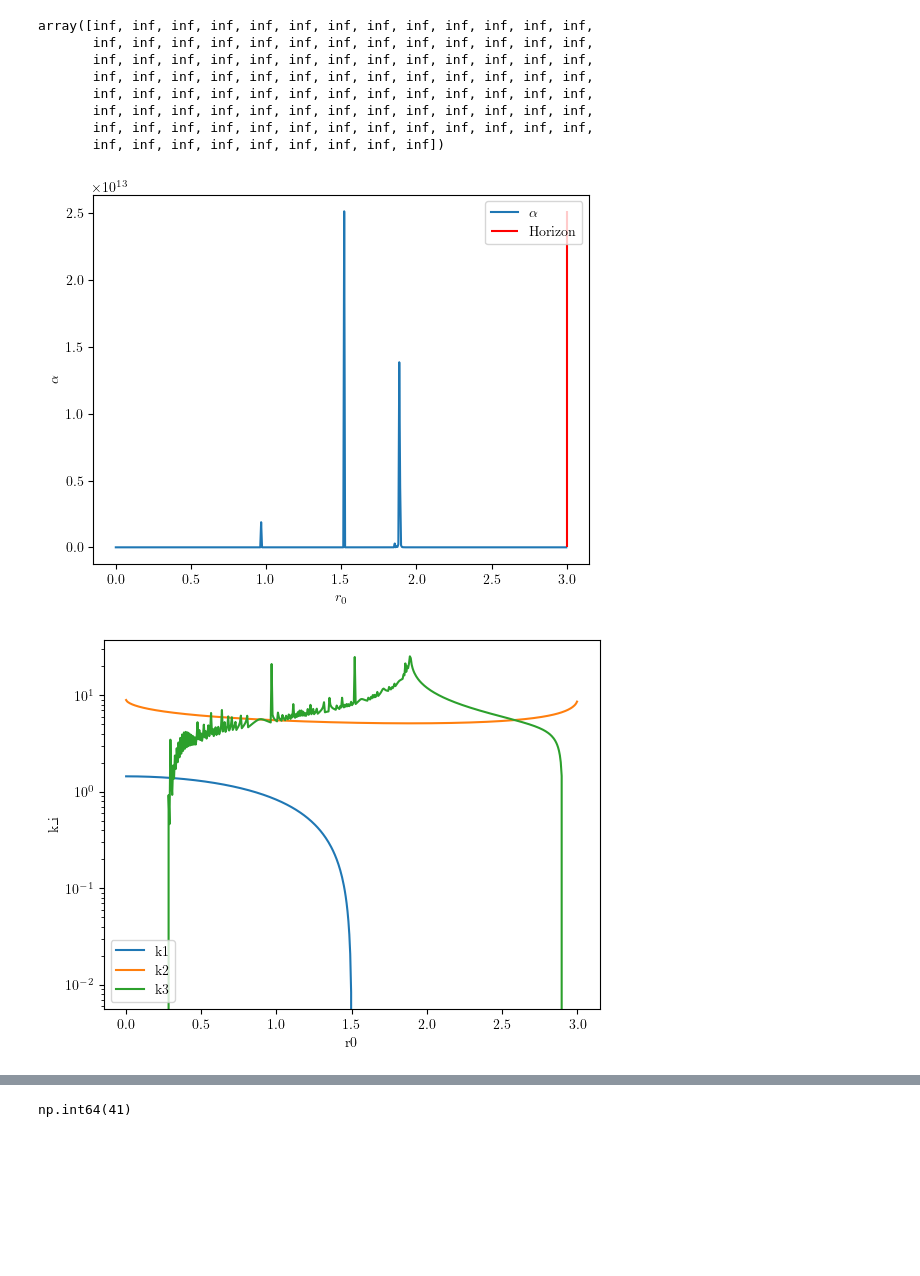
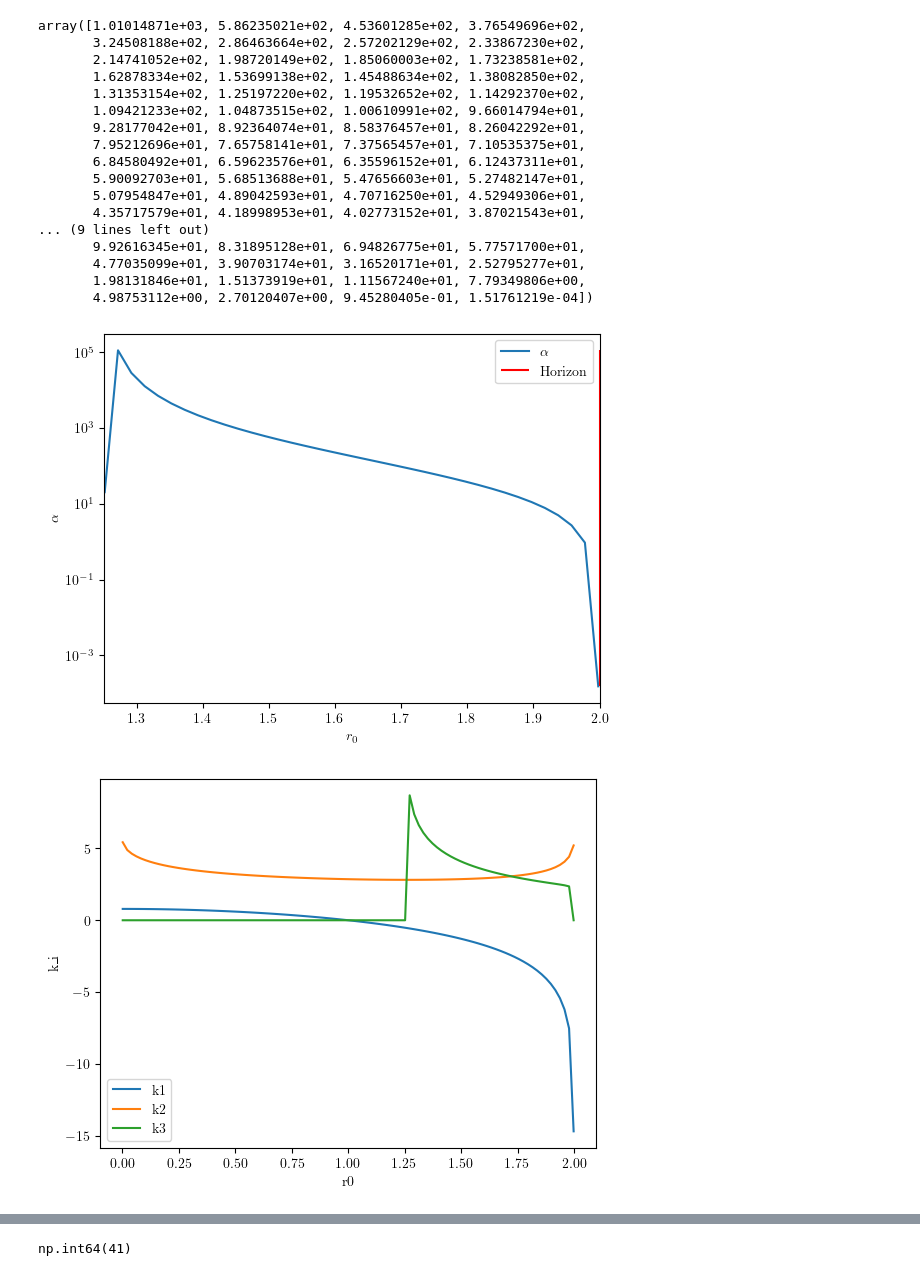
Before and after one commit to Bkorotko03/HoloProj, a Jupyter notebook: PertRNBH260128.ipynb, the cells around one changed output, grey strips where cells are left out. Saved outputs shown, nothing was run; the diff lists cells and outputs as text; code cells hidden in the pictures; blank space fills up the shorter version.

```diff
--- a/PertRNBH260128.ipynb
+++ b/PertRNBH260128.ipynb
@@ -37,6 +37,9 @@ def beta(R):
 
 def gamma2(r0,R):
     return -1*f(r0,R)*(r0**(2*d-4))
+# %%
+def determ(r,R,k=k,q=q,l=l):
+    return k*(r**(2*d-4)) - mu(R)*(r**(d-2)) + (q**2) + (r**(2*d-2))/(l**2)
 # %%
 def k1(r0grid,R):
     list = []
@@ -65,21 +68,32 @@ def k3(r0grid,R):
     list = []
     for i in range(num):
         r0 = r0grid[i]
-        rgrid = np.linspace(r0,0.999*R,num)
-        integ = (1 - 1/(np.sqrt(1+f(rgrid,R)*(rgrid**(2*d-4))/(gamma2(r0,R)))))/f(rgrid,R)
-        for idx in range(len(integ)):
-            if (1+f(rgrid[idx],R)*(rgrid[idx]**(2*d-4))/(gamma2(r0,R))) <= 0:
-                integ[idx]=0
-        mask = np.isfinite(integ)
-        print(integ)
-        sum = (4*np.pi/beta(R)) * np.trapezoid(integ[mask],rgrid[mask])
-        list.append(sum)
+        bigrgrid = np.linspace(r0,0.999*R,num)
+        r0det = determ(r0,R)
+        rdet = determ(bigrgrid,R)
+        # print((1 - (rdet/r0det)))
+        detmask = (1 + ((f(bigrgrid,R)*(bigrgrid**(2*d-4)))/(-1*f(r0,R)*(r0**(2*d-4))))) > 0
+        print(detmask)
+        if (len(bigrgrid[detmask]) >= (num-2)) & (len(bigrgrid[detmask]) > 1):
+            bigrmin, bigrmax = bigrgrid[detmask].min(), bigrgrid[detmask].max()
+            rgrid =  np.linspace(bigrmin,bigrmax,num)
+            # print(rgrid)
+            integ = (1 - 1/(np.sqrt(1+f(rgrid,R)*(rgrid**(2*d-4))/(gamma2(r0,R)))))/f(rgrid,R)
+            print(integ)
+            for idx in range(len(integ)):
+                if (1+f(rgrid[idx],R)*(rgrid[idx]**(2*d-4))/(gamma2(r0,R))) <= 0:
+                    integ[idx]=0
+            mask = np.isfinite(integ)
+            sum = (4*np.pi/beta(R)) * np.trapezoid(integ[mask],rgrid[mask])
+            list.append(sum)
+        else:
+            list.append(0)
     return np.array(list)
 # %%
 def alpha(r0grid,R):
     return 2*np.exp(k1(r0grid,R)+k2(r0grid,R)+k3(r0grid,R))
 # %%
-R = 100
+R = 2
 r0min = 0.001
 r0grid = np.linspace(0.001,0.999*R,num)
 alphagrid = alpha(r0grid,R)
@@ -132,25 +187,34 @@ k3grid = k3(r0grid,R)
 # %%
 alphagrid
 # %% [output]
-array([inf, inf, inf, inf, inf, inf, inf, inf, inf, inf, inf, inf, inf,
-       inf, inf, inf, inf, inf, inf, inf, inf, inf, inf, inf, inf, inf,
-       inf, inf, inf, inf, inf, inf, inf, inf, inf, inf, inf, inf, inf,
-       inf, inf, inf, inf, inf, inf, inf, inf, inf, inf, inf, inf, inf,
-       inf, inf, inf, inf, inf, inf, inf, inf, inf, inf, inf, inf, inf,
-       inf, inf, inf, inf, inf, inf, inf, inf, inf, inf, inf, inf, inf,
-       inf, inf, inf, inf, inf, inf, inf, inf, inf, inf, inf, inf, inf,
-       inf, inf, inf, inf, inf, inf, inf, inf, inf])
+array([1.01014871e+03, 5.86235021e+02, 4.53601285e+02, 3.76549696e+02,
+       3.24508188e+02, 2.86463664e+02, 2.57202129e+02, 2.33867230e+02,
+       2.14741052e+02, 1.98720149e+02, 1.85060003e+02, 1.73238581e+02,
+       1.62878334e+02, 1.53699138e+02, 1.45488634e+02, 1.38082850e+02,
+       1.31353154e+02, 1.25197220e+02, 1.19532652e+02, 1.14292370e+02,
+       1.09421233e+02, 1.04873515e+02, 1.00610991e+02, 9.66014794e+01,
+       9.28177042e+01, 8.92364074e+01, 8.58376457e+01, 8.26042292e+01,
+       7.95212696e+01, 7.65758141e+01, 7.37565457e+01, 7.10535375e+01,
+       6.84580492e+01, 6.59623576e+01, 6.35596152e+01, 6.12437311e+01,
+       5.90092703e+01, 5.68513688e+01, 5.47656603e+01, 5.27482147e+01,
+       5.07954847e+01, 4.89042593e+01, 4.70716250e+01, 4.52949306e+01,
+       4.35717579e+01, 4.18998953e+01, 4.02773152e+01, 3.87021543e+01,
+... (9 lines left out)
+       9.92616345e+01, 8.31895128e+01, 6.94826775e+01, 5.77571700e+01,
+       4.77035099e+01, 3.90703174e+01, 3.16520171e+01, 2.52795277e+01,
+       1.98131846e+01, 1.51373919e+01, 1.11567240e+01, 7.79349806e+00,
+       4.98753112e+00, 2.70120407e+00, 9.45280405e-01, 1.51761219e-04])
 # %%
 plt.plot(r0grid,alphagrid,label=r'$\alpha$')
 plt.xlabel(r'$r_0$')
 plt.ylabel(r'$\alpha$')
 plt.vlines(R,alphagrid.min(),alphagrid.max(),colors='r',label="Horizon")
-# plt.semilogy()
+plt.semilogy()
 plt.legend()
-# plt.ylim((1,10))
+plt.xlim((1.25,2))
 plt.show()
 # %% [output]
-[figure, old version]
+[figure, new version]
 # %%
 plt.plot(r0grid,k1grid,label='k1')
 plt.plot(r0grid,k2grid,label='k2')
@@ -159,10 +223,10 @@ plt.xlabel('r0')
 plt.ylabel('k_i')
 plt.legend()
 # plt.semilogx()
-plt.semilogy()
+# plt.semilogy()
 plt.show()
 # %% [output]
-[figure, old version]
+[figure, new version]
 # %%
 plt.plot(r0grid,gamma2(r0grid,R))
 # %% [output]
```
Also changed, not shown: parts of 13 cells of this notebook.
